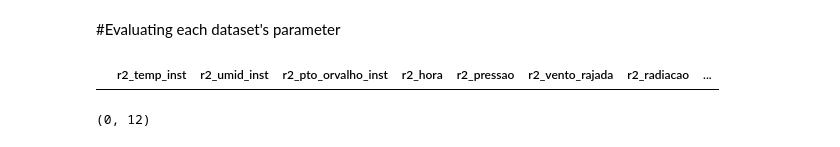
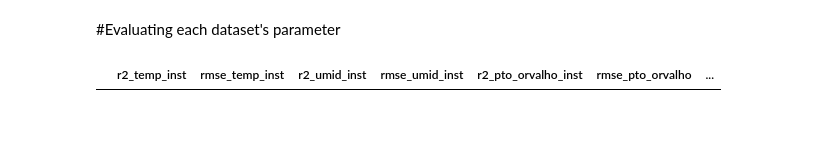
Before and after one commit to SamuelHericles/climate_data, a Jupyter notebook: Model_machine_learning/MLP_algorithm-checkpoint.ipynb, the cells around one changed output. Saved outputs shown, nothing was run; the diff lists cells and outputs as text; code cells hidden in the pictures.

```diff
--- a/Model_machine_learning/MLP_algorithm-checkpoint.ipynb
+++ b/Model_machine_learning/MLP_algorithm-checkpoint.ipynb
@@ -376,22 +314,18 @@ def testing_all_of_them(i,j):
 # %%
 values_for_each_var = pd.DataFrame(columns=[
-    'r2_temp_inst',
-    'r2_umid_inst',
-    'r2_pto_orvalho_inst',
-    'r2_hora',
-    'r2_pressao',
-    'r2_vento_rajada',
-    'r2_radiacao',
-    'r2_precipitacao',
-    'r2_diff_temp',
-    'r2_diff_umid',
-    'r2_diff_dew',
-    'r2_diff_pressure'])
+    'r2_temp_inst','rmse_temp_inst',
+    'r2_umid_inst','rmse_umid_inst',
+    'r2_pto_orvalho_inst','rmse_pto_orvalho',
+    'r2_hour','rmse_hour',
+    'r2_pressure','rmse_pressure',
+    'r2_wind_guest','rmse_wind_guest',
+    'r2_radiation','rmse_radiation',
+    'r2_precipitation','rmse_precipitation',
+    'r2_diff_temp','rmse_diff_temp',
+    'r2_diff_umid','rmse_diff_umid',
+    'r2_diff_dew','rmse_diff_dew',
+    'r2_diff_pressure','rmse_diff_pressure'     ])
 
 values_for_each_var.head()
 # %% [output]
-|  | r2_temp_inst | r2_umid_inst | r2_pto_orvalho_inst | r2_hora | r2_pressao | r2_vento_rajada | r2_radiacao | ... |
+|  | r2_temp_inst | rmse_temp_inst | r2_umid_inst | rmse_umid_inst | r2_pto_orvalho_inst | rmse_pto_orvalho | ... |
-# %%
-print(values_for_each_var.shape)
-# %% [output]
-(0, 12)
```
Also changed, not shown: parts of 61 cells of this notebook.
